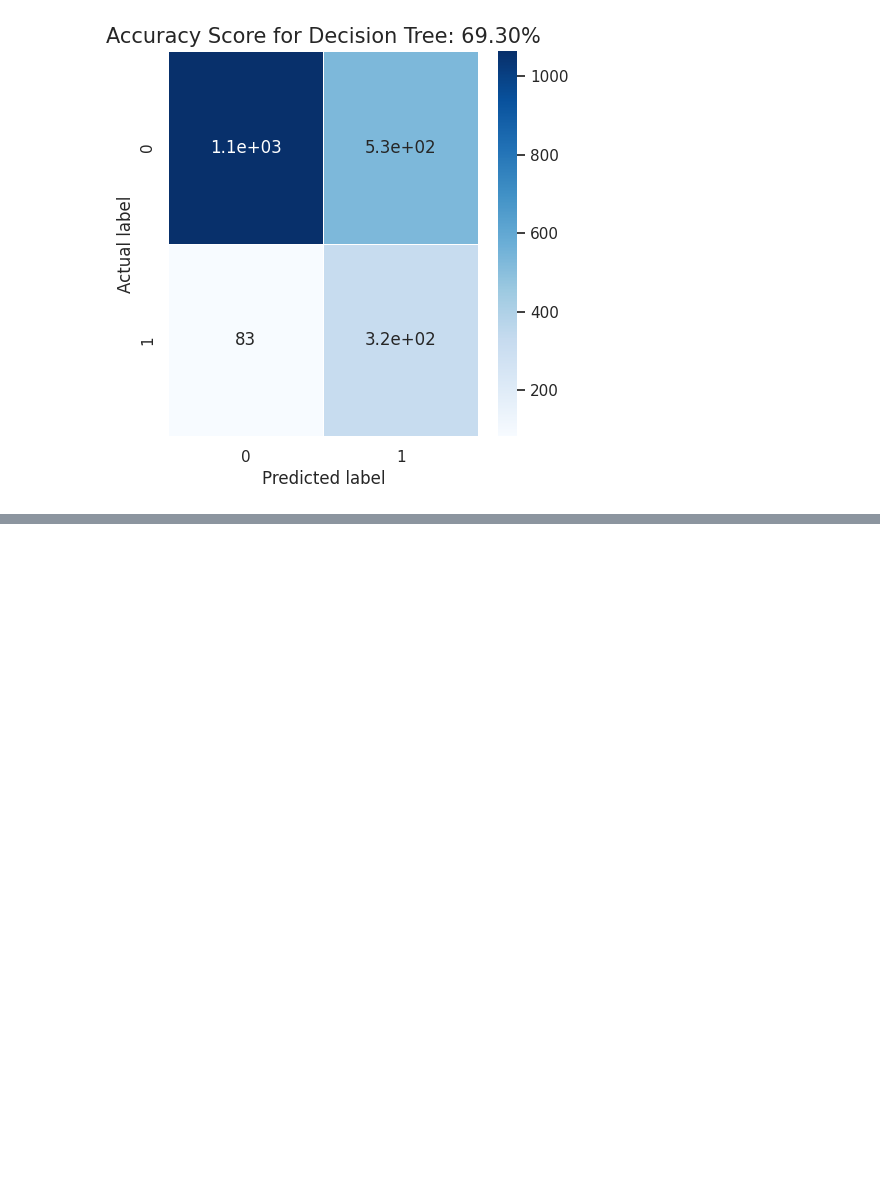
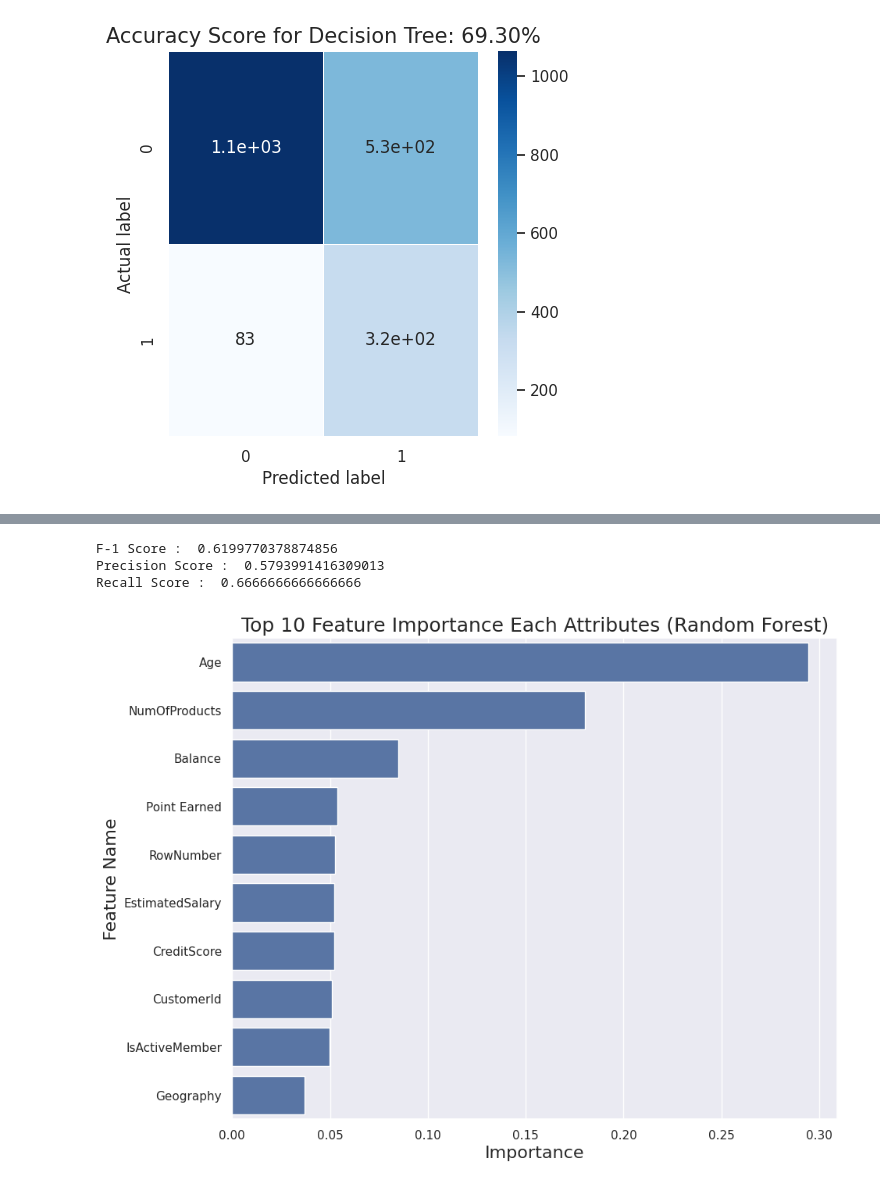
Before and after one commit to khoirulsr/AI_Engineer, a Jupyter notebook: Copy_of_Latihan_Machine_Learning.ipynb, the cells around one changed output, grey strips where cells are left out. Drawn from its saved outputs; the diff is of its cells as text; code cells hidden in the pictures; blank space fills up the shorter version.

```diff
--- a/Copy_of_Latihan_Machine_Learning.ipynb
+++ b/Copy_of_Latihan_Machine_Learning.ipynb
@@ -220,0 +228,26 @@ print("Accuracy Score :", round(accuracy_score(y_test, y_pred)*100 ,2), "%")
+# %%
+from sklearn.metrics import accuracy_score, f1_score, precision_score, recall_score
+print('F-1 Score : ',(f1_score(y_test, y_pred)))
+print('Precision Score : ',(precision_score(y_test, y_pred)))
+print('Recall Score : ',(recall_score(y_test, y_pred)))
+# %% [output]
+F-1 Score :  0.6199770378874856
+Precision Score :  0.5793991416309013
+Recall Score :  0.6666666666666666
+# %%
+imp_df_rf = pd.DataFrame({
+    "Feature Name": X_train.columns,
+    "Importance": rf_classifier_tuned.feature_importances_
+})
+fi_rf = imp_df_rf.sort_values(by="Importance", ascending=False)
+
+fi2_rf = fi_rf.head(10)
+plt.figure(figsize=(10,8))
+sns.barplot(data=fi2_rf, x='Importance', y='Feature Name')
+plt.title('Top 10 Feature Importance Each Attributes (Random Forest)', fontsize=18)
+plt.xlabel ('Importance', fontsize=16)
+plt.ylabel ('Feature Name', fontsize=16)
+plt.savefig('feature_importance_random_forest.png', format='png', bbox_inches='tight')
+plt.show()
+# %% [output]
+[figure, added]
```
Also changed, not shown: parts of 10 cells of this notebook.
